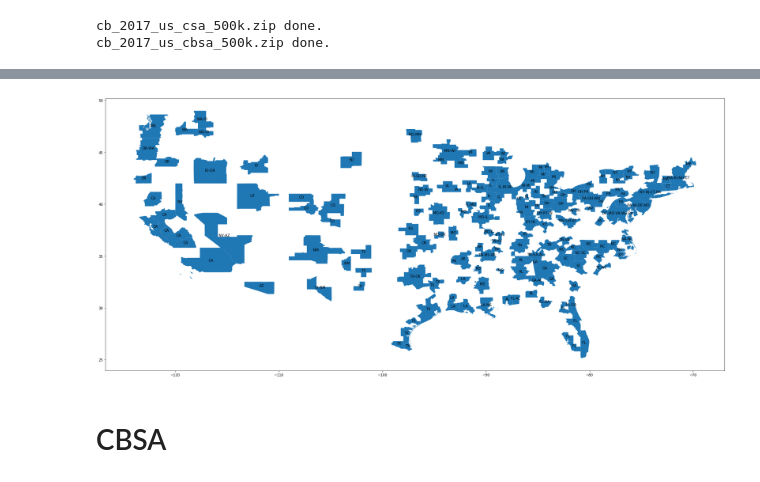
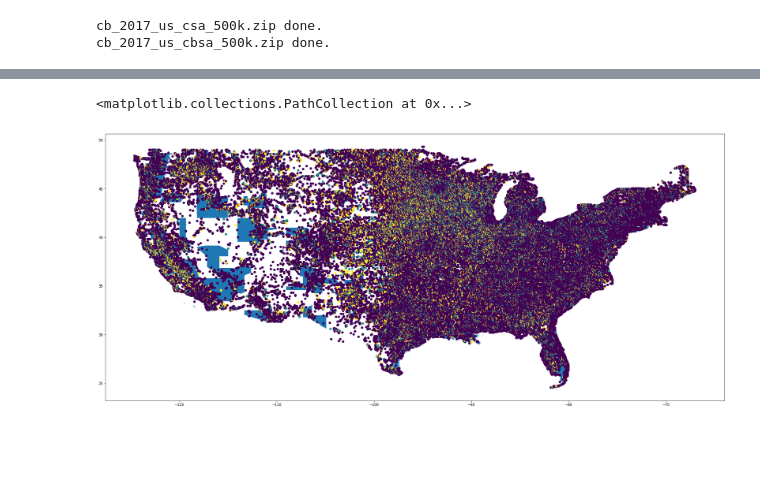
Before and after one commit to antonbabkin/rurec, a Jupyter notebook: main/maps.ipynb, the cells around one changed output, grey strips where cells are left out. Drawn from its saved outputs; the diff is of its cells as text; code cells hidden in the pictures; blank space fills up the shorter version.

Commit message:
Add employment points to maps from InfoGroup

```diff
--- a/main/maps.ipynb
+++ b/main/maps.ipynb
@@ -31,0 +64,2 @@ cb_2017_us_cbsa_500k.zip done.
+# %%
+df = pd.read_pickle('tmp/ig_100k.gz')
@@ -31,0 +68,5 @@ cb_2017_us_cbsa_500k.zip done.
+# %%
+with open('data/fai.json') as f:
+    fai_codes = json.load(f)
+fainf_codes = {c: d for c, d in fai_codes.items() if c[:3] not in {'111', '112', '113', '114'}}
+df['fai'] = df.naics.isin(fainf_codes)
@@ -31,0 +98,22 @@ cb_2017_us_cbsa_500k.zip done.
+# %%
+n_lat = 400
+df['blat'] = pd.cut(df.latitude, n_lat)
+n_lon = 800
+df['blon'] = pd.cut(df.longitude, n_lon)
+# %%
+dfb = df.drop(['latitude', 'longitude'], axis=1)
+dfb = dfb.groupby(['blon', 'blat', 'fai'])
+dfb = dfb.sum()
+dfb = dfb.unstack('fai')
+
+dfb = dfb.dropna(how='all')
+dfb = dfb.fillna(0)
+dfb.columns = ['emp_nonfai', 'emp_fai']
+
+dfb = dfb.reset_index()
+expand_interval(dfb, 'blat')
+expand_interval(dfb, 'blon')
+
+dfb['frac_fai'] = dfb.emp_fai / (dfb.emp_fai + dfb.emp_nonfai)
+dfb['frac_fai_cat'] = pd.cut(dfb.frac_fai, frac_fai_bins)
+dfb.frac_fai_cat.cat.categories = frac_fai_labels
@@ -32,13 +188,11 @@ cb_2017_us_cbsa_500k.zip done.
 # %%
 path_shp = './data/csa/cb_2017_us_csa_500k.shp'
 gdf = gpd.read_file(path_shp)
 gdf['state'] = gdf.NAME.str.extract(', (.+)$')[0]
-gdf = gdf[~gdf.state.isin({'PR', 'HI', 'AK'})]
+gdf = gdf[~gdf.state.isin(excluded_states)]
 
 ax = gdf.plot(figsize=(32, 16))
-for _, row in gdf.iterrows():
-    plt.annotate(s=row.state, xy=row.geometry.centroid.coords[0], horizontalalignment='center')
+ax.scatter(dfb.blon_mid, dfb.blat_mid, c=dfb.frac_fai_cat.cat.codes)
 # %% [output]
+<matplotlib.collections.PathCollection at 0x...>
-[figure, old version]
+[figure, new version]
-# %% [markdown]
-# CBSA
```
Also changed, not shown: parts of 24 cells of this notebook, 2 other files.
